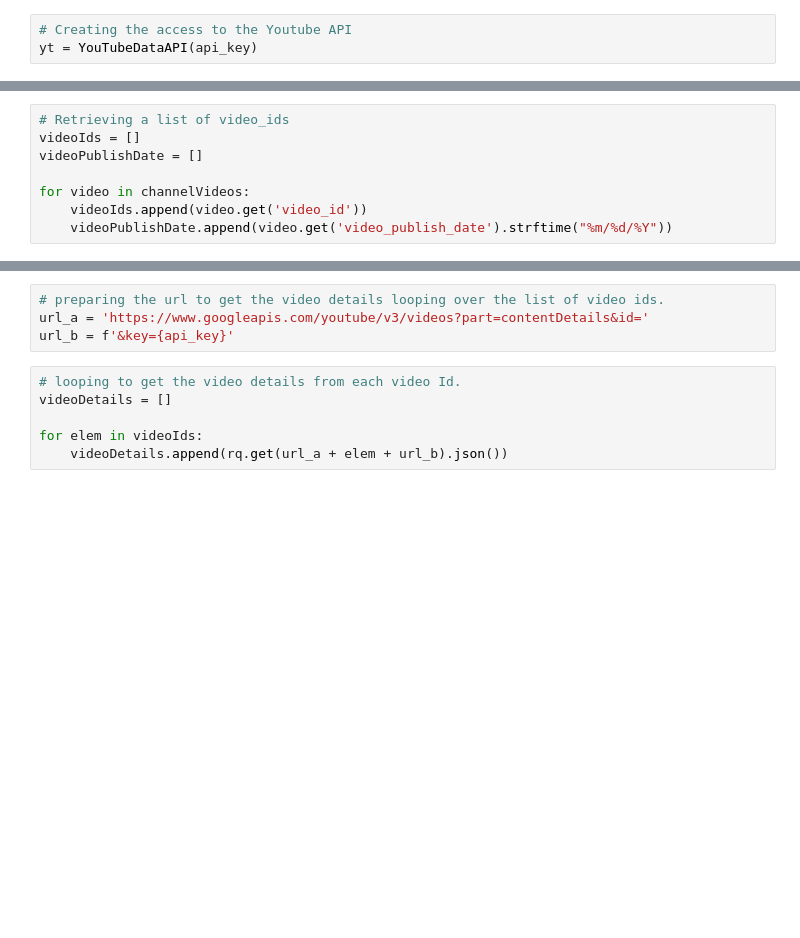
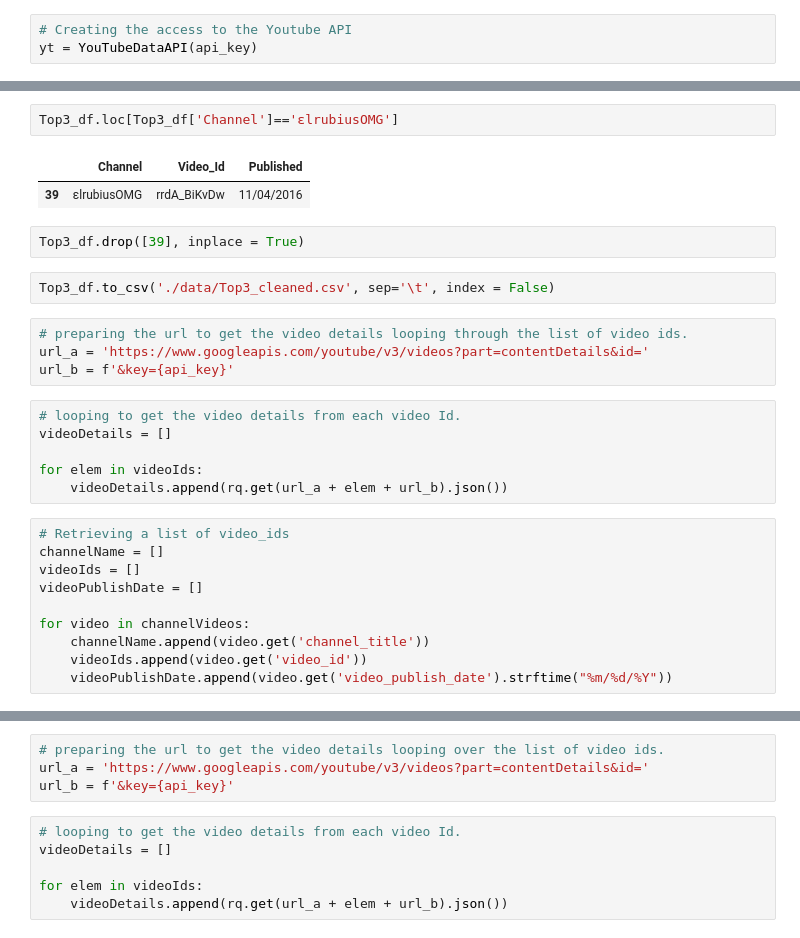
Before and after one commit to ta-data-bcn/Project-Week-3-Data-Thieves, a Jupyter notebook: your-project/YoutubeAPI.ipynb, the cells around one changed output, grey strips where cells are left out. Saved outputs shown, nothing was run; the diff lists cells and outputs as text; blank space fills up the shorter version.

```diff
--- a/your-project/YoutubeAPI.ipynb
+++ b/your-project/YoutubeAPI.ipynb
@@ -42,9 +154,30 @@ channelVideos
+# %%
+Top3_df.loc[Top3_df['Channel']=='εlrubiusOMG']
+# %% [output]
+|  | Channel | Video_Id | Published |
+| 39 | εlrubiusOMG | rrdA_BiKvDw | 11/04/2016 |
+# %%
+Top3_df.drop([39], inplace = True)
+# %%
+Top3_df.to_csv('./data/Top3_cleaned.csv', sep='\t', index = False)
+# %%
+# preparing the url to get the video details looping through the list of video ids.
+url_a = 'https://www.googleapis.com/youtube/v3/videos?part=contentDetails&id='
+url_b = f'&key={api_key}'
+# %%
+# looping to get the video details from each video Id.
+videoDetails = []
+
+for elem in videoIds:
+    videoDetails.append(rq.get(url_a + elem + url_b).json())
 # %%
 # Retrieving a list of video_ids
+channelName = []
 videoIds = []
 videoPublishDate = []
 
 for video in channelVideos:
+    channelName.append(video.get('channel_title'))
     videoIds.append(video.get('video_id'))
     videoPublishDate.append(video.get('video_publish_date').strftime("%m/%d/%Y"))
 # %%
```
Also changed, not shown: parts of 43 cells of this notebook, 5 other files.
